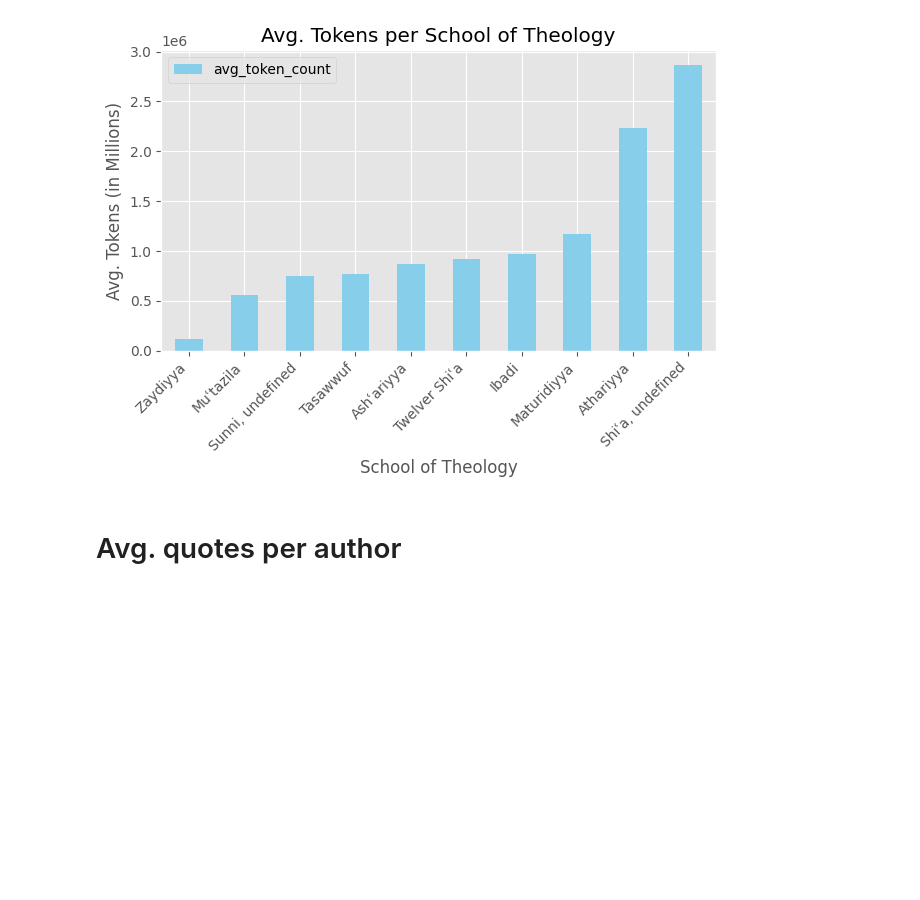
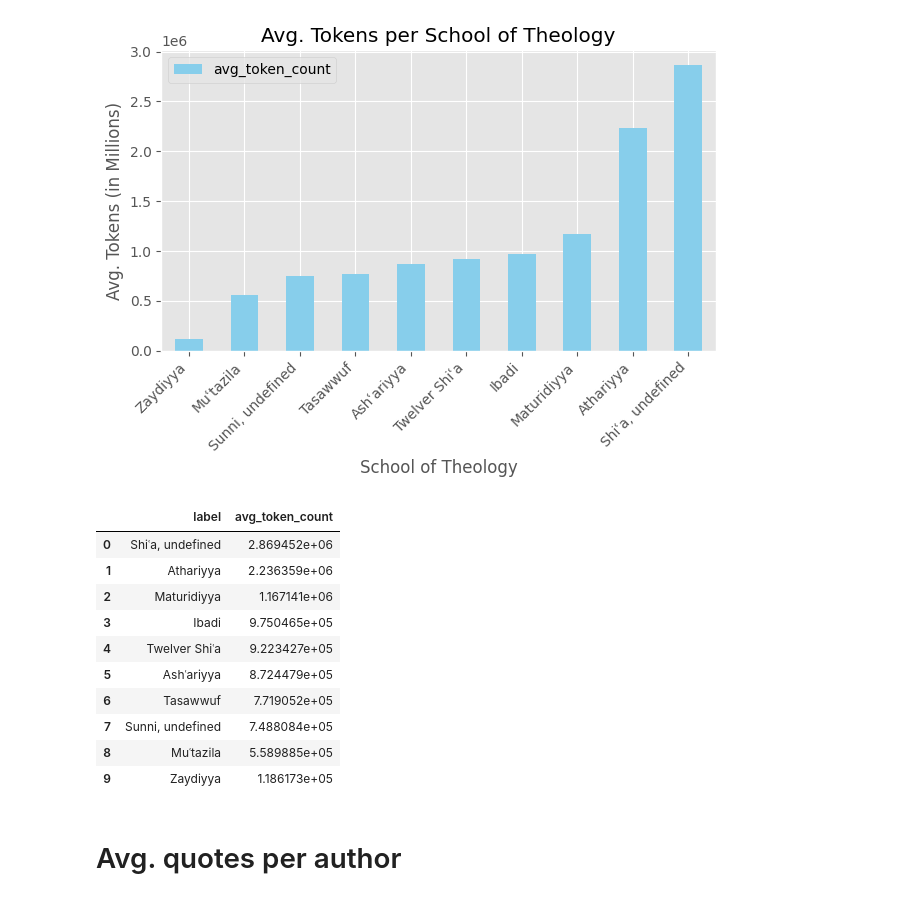
Before and after one commit to thomjur/a01-clustering-sc1-1, a Jupyter notebook: EDA.ipynb, the cells around one changed output. Drawn from its saved outputs; the diff is of its cells as text; code cells hidden in the pictures; blank space fills up the shorter version.

```diff
--- a/EDA.ipynb
+++ b/EDA.ipynb
@@ -67,6 +67,20 @@ plt.tight_layout()
 plt.savefig("images/avg_tokens_sot.jpg")
 # %% [output]
 [figure]
+# %%
+df
+# %% [output]
+|  | label | avg_token_count |
+| 0 | Shiʿa, undefined | 2.869452e+06 |
+| 1 | Athariyya | 2.236359e+06 |
+| 2 | Maturidiyya | 1.167141e+06 |
+| 3 | Ibadi | 9.750465e+05 |
+| 4 | Twelver Shiʿa | 9.223427e+05 |
+| 5 | Ashʿariyya | 8.724479e+05 |
+| 6 | Tasawwuf | 7.719052e+05 |
+| 7 | Sunni, undefined | 7.488084e+05 |
+| 8 | Muʿtazila | 5.589885e+05 |
+| 9 | Zaydiyya | 1.186173e+05 |
 # %% [markdown]
 # Avg. quotes per author
 # %%
```
Also changed, not shown: parts of 1 cell of this notebook.
